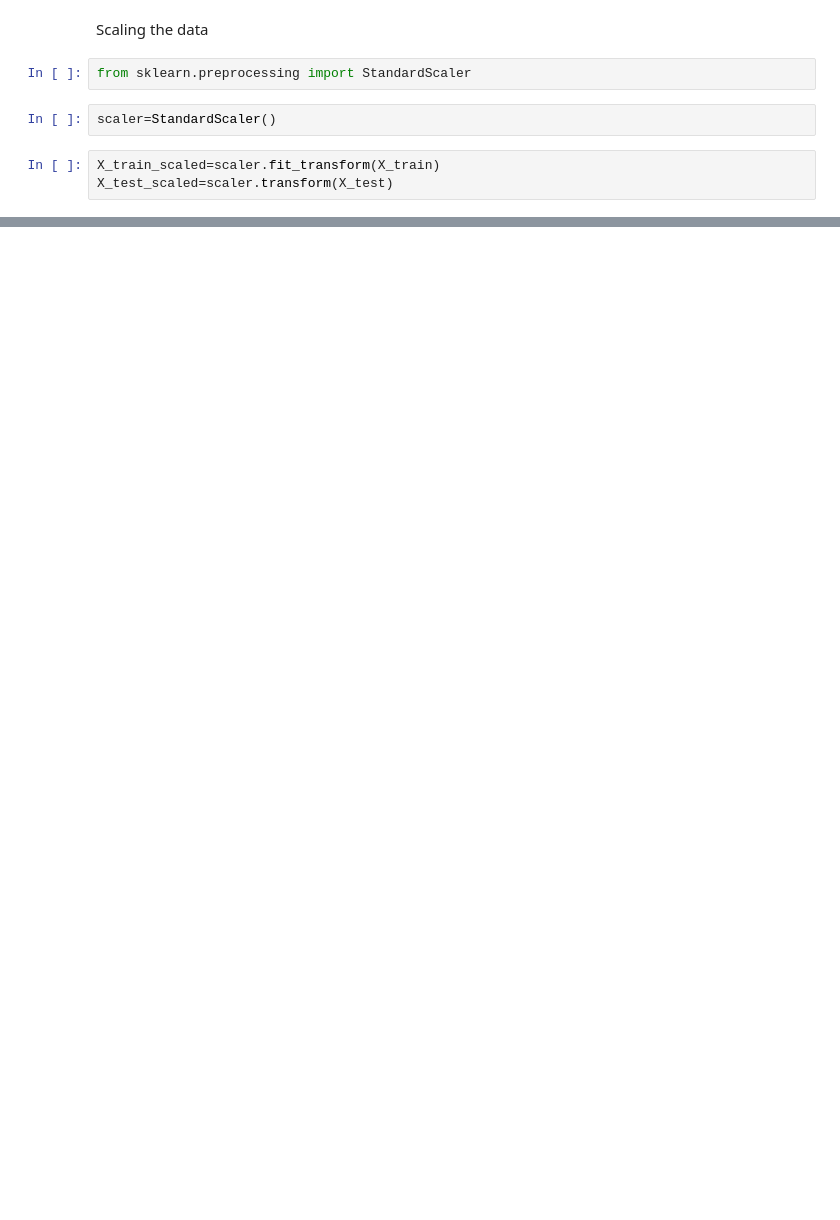
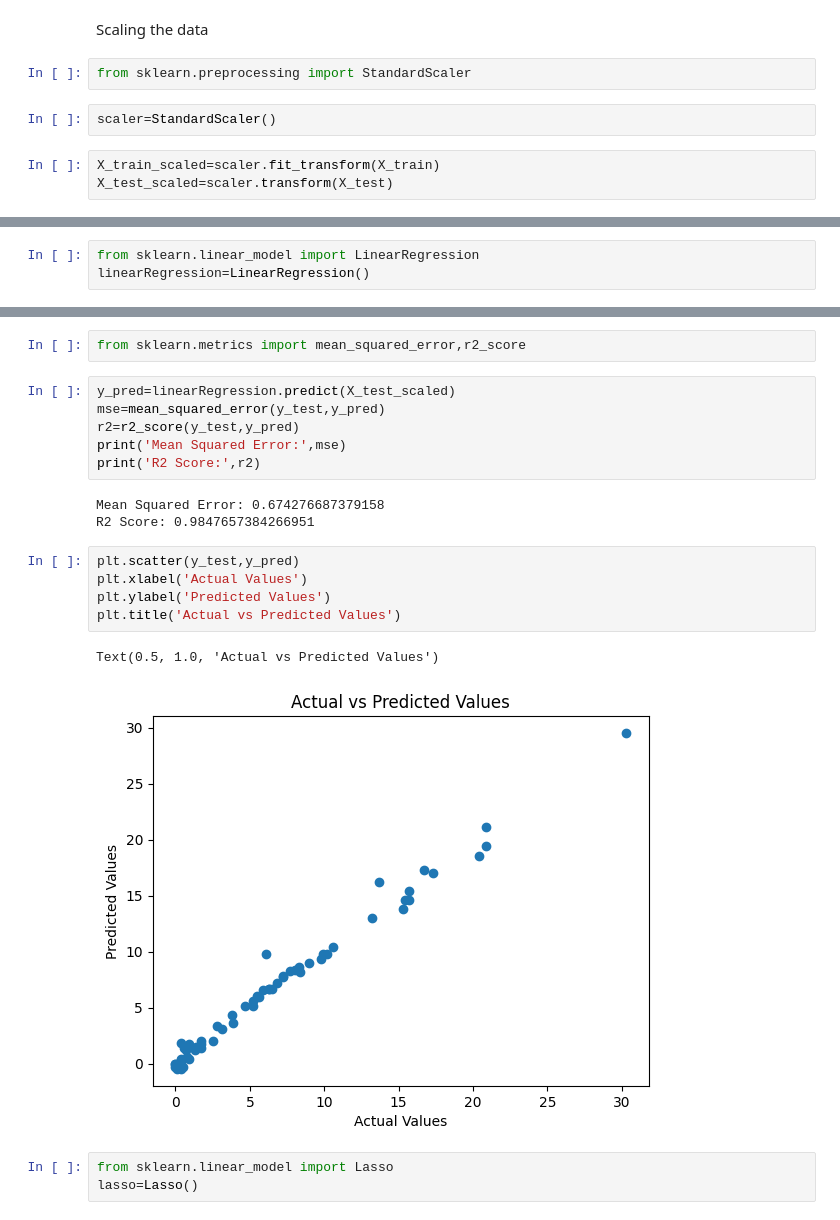
Before and after one commit to vivek-anand-singh/AlgerianForestFireAnalysis, a Jupyter notebook: ModelTraining.ipynb, the cells around one changed output, grey strips where cells are left out. Cells and saved outputs as stored; diff of their text form; blank space fills up the shorter version.

```diff
--- a/ModelTraining.ipynb
+++ b/ModelTraining.ipynb
@@ -133,0 +139,3 @@ Text(0.5, 1.0, 'Box Plot of the Features after Scaling')
+# %%
+from sklearn.linear_model import LinearRegression
+linearRegression=LinearRegression()
@@ -133,0 +146,22 @@ Text(0.5, 1.0, 'Box Plot of the Features after Scaling')
+# %%
+from sklearn.metrics import mean_squared_error,r2_score
+# %%
+y_pred=linearRegression.predict(X_test_scaled)
+mse=mean_squared_error(y_test,y_pred)
+r2=r2_score(y_test,y_pred)
+print('Mean Squared Error:',mse)
+print('R2 Score:',r2)
+# %% [output]
+Mean Squared Error: 0.674276687379158
+R2 Score: 0.9847657384266951
+# %%
+plt.scatter(y_test,y_pred)
+plt.xlabel('Actual Values')
+plt.ylabel('Predicted Values')
+plt.title('Actual vs Predicted Values')
+# %% [output]
+Text(0.5, 1.0, 'Actual vs Predicted Values')
+[figure, added]
+# %%
+from sklearn.linear_model import Lasso
+lasso=Lasso()
```
Also changed, not shown: parts of 11 cells of this notebook.
